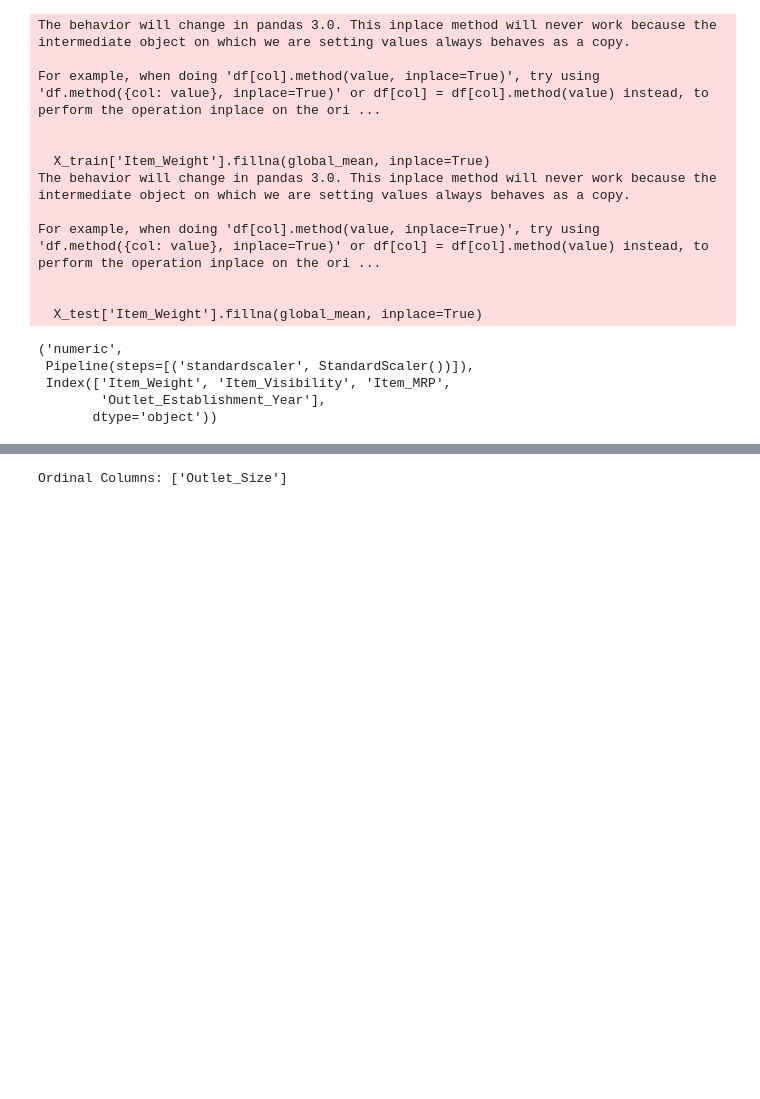
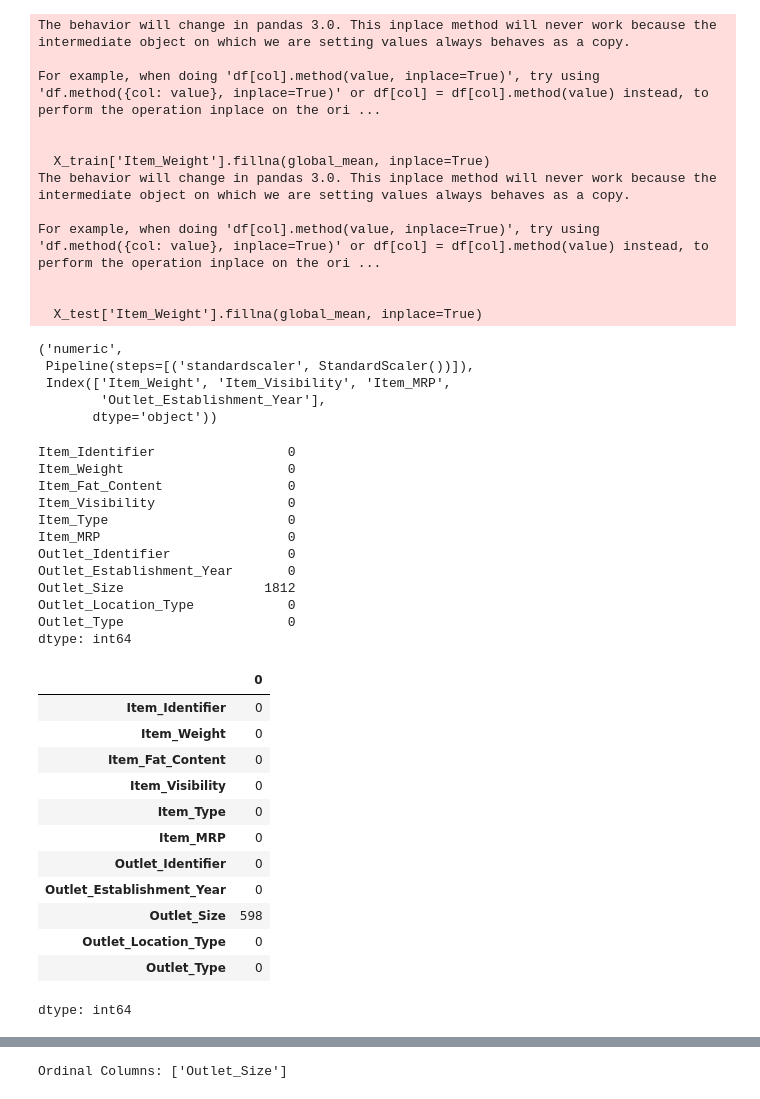
Before and after one commit to QustaB/Prediction_of_Production_Sales, a Jupyter notebook: Prediction_of_Production_Sales.ipynb, the cells around one changed output, grey strips where cells are left out. Saved outputs shown, nothing was run; the diff lists cells and outputs as text; code cells hidden in the pictures; blank space fills up the shorter version.

```diff
--- a/Prediction_of_Production_Sales.ipynb
+++ b/Prediction_of_Production_Sales.ipynb
@@ -1051,11 +1051,13 @@ X_train, X_test, y_train, y_test = train_test_split(X, y, random_state = 42)
 # PREPROCESSING PIPELINE FOR NUMERIC DATA
 
 # Save list of column names
-num_cols = X_train.select_dtypes("number").columns
-print("Numeric Columns:", num_cols)
+# num_cols = X_train.select_dtypes("number").columns
+# print("Numeric Columns:", num_cols)
+X_train['Item_Weight'] = X_train['Item_Weight'].fillna(X_train.groupby('Item_Identifier')['Item_Weight'].transform('mean'))
+X_train['Item_Weight'] = X_train['Item_Weight'].fillna(X_train.groupby('Item_Type')['Item_Weight'].transform('mean'))
 
-X_train['Item_Weight']= X_train.groupby('Item_Identifier')['Item_Weight'].apply(lambda x: x.fillna(x.mean())).droplevel(0)
-X_train['Item_Weight']= X_train.groupby('Item_Type')['Item_Weight'].apply(lambda x: x.fillna(x.mean())).droplevel(0)
+# X_train['Item_Weight']= X_train.groupby('Item_Identifier')['Item_Weight'].apply(lambda x: x.fillna(x.mean())).droplevel(0)
+# X_train['Item_Weight']= X_train.groupby('Item_Type')['Item_Weight'].apply(lambda x: x.fillna(x.mean())).droplevel(0)
 # Group means by Item_Identifier
 identifier_means = X_train.groupby('Item_Identifier')['Item_Weight'].mean()
 # Group means by Item_Type
@@ -1070,6 +1072,9 @@ X_test['Item_Weight'] = X_test['Item_Weight'].fillna(X_test['Item_Identifier'].m
 X_test['Item_Weight'] = X_test['Item_Weight'].fillna(X_test['Item_Type'].map(type_means))
 # Finally, fill any leftover NaNs with global mean
 X_test['Item_Weight'].fillna(global_mean, inplace=True)
+# Save list of column names
+num_cols = X_train.select_dtypes("number").columns
+print("Numeric Columns:", num_cols)
 #
 # X_test['Item_Weight'] = X_test.apply(
 #      lambda row: identifier_means[row['Item_Identifier']]
@@ -1117,6 +1122,36 @@ For example, when doing 'df[col].method(value, inplace=True)', try using 'df.met
  Index(['Item_Weight', 'Item_Visibility', 'Item_MRP',
         'Outlet_Establishment_Year'],
        dtype='object'))
+# %%
+# Checking missing values
+print(X_train.isna().sum())
+X_test.isna().sum()
+# %% [output]
+Item_Identifier                 0
+Item_Weight                     0
+Item_Fat_Content                0
+Item_Visibility                 0
+Item_Type                       0
+Item_MRP                        0
+Outlet_Identifier               0
+Outlet_Establishment_Year       0
+Outlet_Size                  1812
+Outlet_Location_Type            0
+Outlet_Type                     0
+dtype: int64
+|  | 0 |
+| Item_Identifier | 0 |
+| Item_Weight | 0 |
+| Item_Fat_Content | 0 |
+| Item_Visibility | 0 |
+| Item_Type | 0 |
+| Item_MRP | 0 |
+| Outlet_Identifier | 0 |
+| Outlet_Establishment_Year | 0 |
+| Outlet_Size | 598 |
+| Outlet_Location_Type | 0 |
+| Outlet_Type | 0 |
+dtype: int64
 # %%
 X_train.head()
 # %% [output]
```
Also changed, not shown: parts of 10 cells of this notebook.
